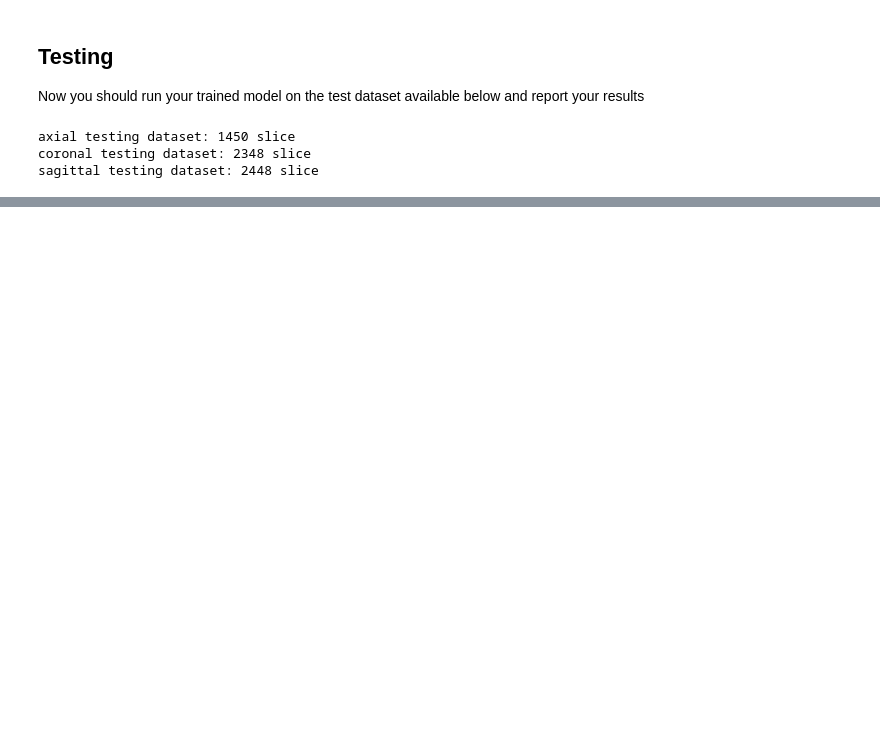
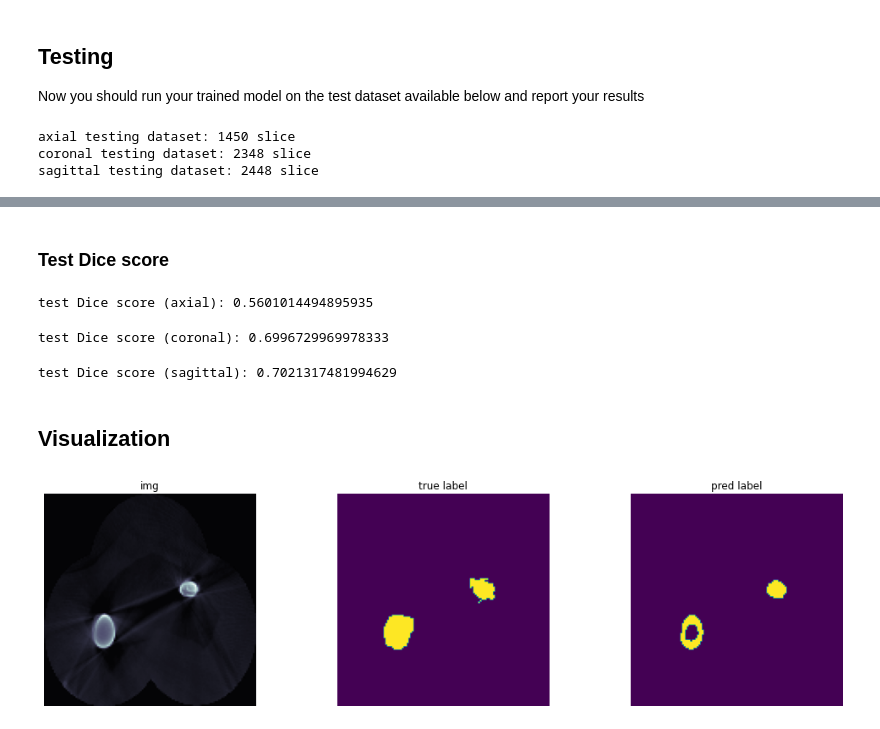
Before and after one commit to WikiGenius/jaws_segmentation, a Jupyter notebook: machine-learning.ipynb, the cells around one changed output, grey strips where cells are left out. Drawn from its saved outputs; the diff is of its cells as text; code cells hidden in the pictures; blank space fills up the shorter version.

```diff
--- a/machine-learning.ipynb
+++ b/machine-learning.ipynb
@@ -351,3 +359,34 @@ sagittal_test_loader = torch.utils.data.DataLoader(sagittal_train_dataset, shuff
 axial testing dataset: 1450 slice
 coronal testing dataset: 2348 slice
 sagittal testing dataset: 2448 slice
+# %%
+def load_model(plane, load_last_model=False, load_interrupted_model=True):
+    dir_checkpoint = Path(f'./checkpoints/{plane}')
+    checkpoint = sorted(os.listdir(
+        str(Path(f'./checkpoints/{plane}'))))[-1]
+    if load_last_model:
+        load_model = str(dir_checkpoint) + f'/{checkpoint}'
+    elif load_interrupted_model:
+        load_model = str(dir_checkpoint) + f'/INTERRUPTED.pth'
+    else:
+        load_model = False
+
+    try:
+        net = UNet(n_channels=1, n_classes=CLASSES, bilinear=BILINEAR)
+        device = torch.device('cuda' if torch.cuda.is_available() else 'cpu')
+        print(f'Loading model {load_model}')
+        print(f'Using device {device}')
+        net.to(device=device)
+        net.load_state_dict(torch.load(load_model, map_location=device))
+        print('Model loaded!')
+        return net
+    except Exception as e:
+        print("Error loading model")
+# %%
+nets_dict = dict()
+nets_dict["axial"] = load_model(
+    'axial', load_last_model=False, load_interrupted_model=True)
+nets_dict["coronal"] = load_model(
+    'coronal', load_last_model=True, load_interrupted_model=False)
+nets_dict["sagittal"] = load_model(
+    'sagittal', load_last_model=True, load_interrupted_model=False)
@@ -353,0 +403,5 @@ sagittal testing dataset: 2448 slice
+# %%
+test_loaders = dict()
+test_loaders["axial"] = axial_test_loader
+test_loaders["coronal"] = coronal_test_loader
+test_loaders["sagittal"] = sagittal_test_loader
@@ -353,0 +444,23 @@ sagittal testing dataset: 2448 slice
+# %% [markdown]
+### Test Dice score
+# %%
+test_score_axial = evaluate(nets_dict['axial'], test_loaders['axial'], DEVICE, desc='Test')
+print(f'test Dice score (axial): {test_score_axial.item()}')
+# %% [output]
+test Dice score (axial): 0.5601014494895935
+# %%
+test_score_coronal = evaluate(nets_dict['coronal'], test_loaders['coronal'], DEVICE, desc='Test')
+print(f'test Dice score (coronal): {test_score_coronal.item()}')
+# %% [output]
+test Dice score (coronal): 0.6996729969978333
+# %%
+test_score_sagittal = evaluate(nets_dict['sagittal'], test_loaders['sagittal'], DEVICE, desc='Test')
+print(f'test Dice score (sagittal): {test_score_sagittal.item()}')
+# %% [output]
+test Dice score (sagittal): 0.7021317481994629
+# %% [markdown]
+## Visualization
+# %%
+plot_test_sample(nets_dict=nets_dict, plane='axial', test_loaders=test_loaders)
+# %% [output]
+[figure, added]
```
Also changed, not shown: parts of 38 cells of this notebook, 11 other files.
